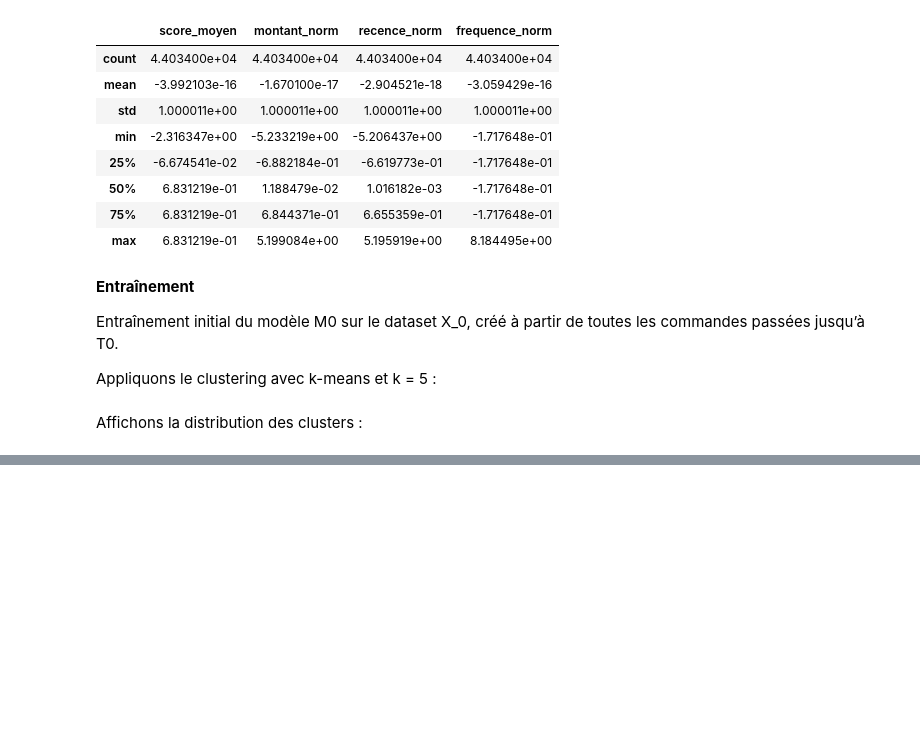
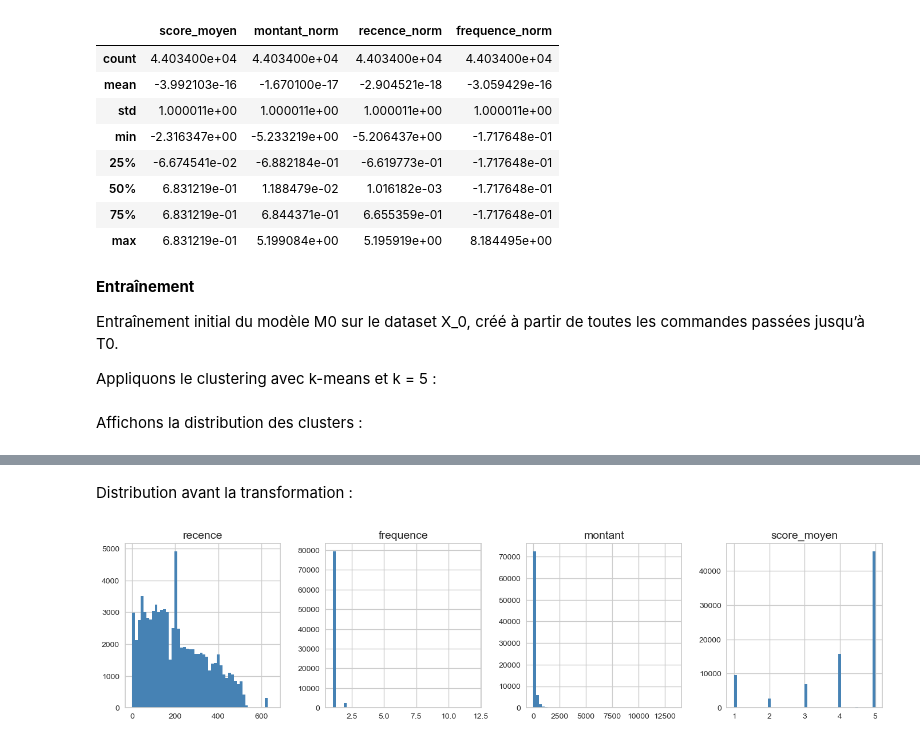
Before and after one commit to ludovic-source/Data_scientist_formation, a Jupyter notebook: projet_5/Projet_5_simulation.ipynb, the cells around one changed output, grey strips where cells are left out. Drawn from its saved outputs; the diff is of its cells as text; code cells hidden in the pictures; blank space fills up the shorter version.

```diff
--- a/projet_5/Projet_5_simulation.ipynb
+++ b/projet_5/Projet_5_simulation.ipynb
@@ -474,0 +552,3 @@ On calcule l'ARI entre C2_new et C2_init avec adjusted_rand_score avec sklearn.
+# %%
+X_0 = get_olist_data_per_order_purchase_timestamp("2018-06-22 00:00:01")
+X_0.head()
@@ -474,0 +562,6 @@ On calcule l'ARI entre C2_new et C2_init avec adjusted_rand_score avec sklearn.
+# %% [markdown]
+Distribution avant la transformation :
+# %%
+print_features_distribution(X_0)
+# %% [output]
+[figure, added]
```
Also changed, not shown: parts of 25 cells of this notebook.
